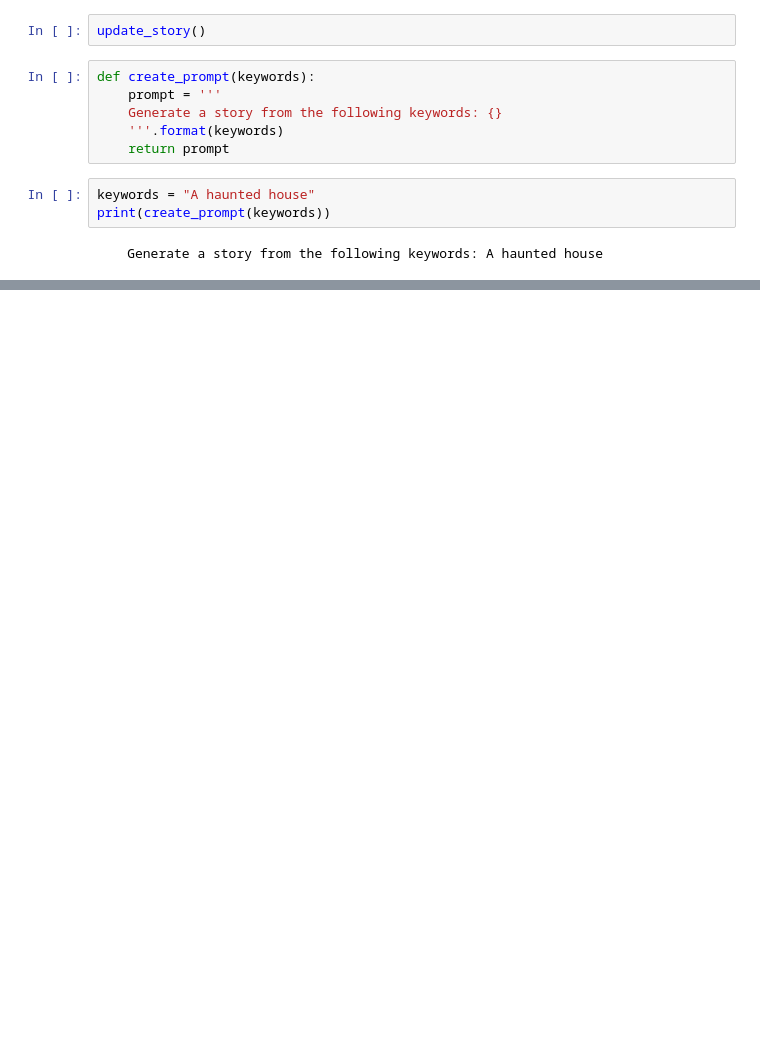
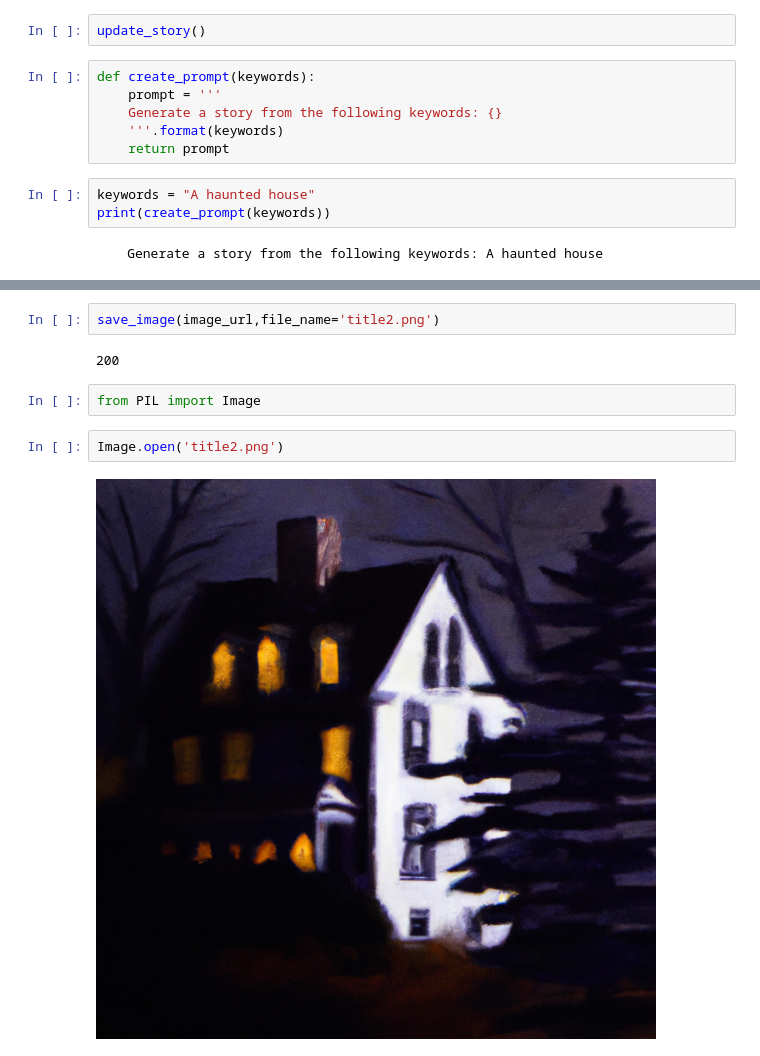
Before and after one commit to SNEHAASHISH/SNEHAASHISH.github.io, a Jupyter notebook: PromptToStoryGenerator.ipynb, the cells around one changed output, grey strips where cells are left out. Saved outputs shown, nothing was run; the diff lists cells and outputs as text; blank space fills up the shorter version.

```diff
--- a/PromptToStoryGenerator.ipynb
+++ b/PromptToStoryGenerator.ipynb
@@ -158,0 +179,10 @@ AuthenticationError: No API key provided. You can set your API key in code using
+# %%
+save_image(image_url,file_name='title2.png')
+# %% [output]
+200
+# %%
+from PIL import Image
+# %%
+Image.open('title2.png')
+# %% [output]
+[figure, added]
```
Also changed, not shown: parts of 15 cells of this notebook, 3 other files.
